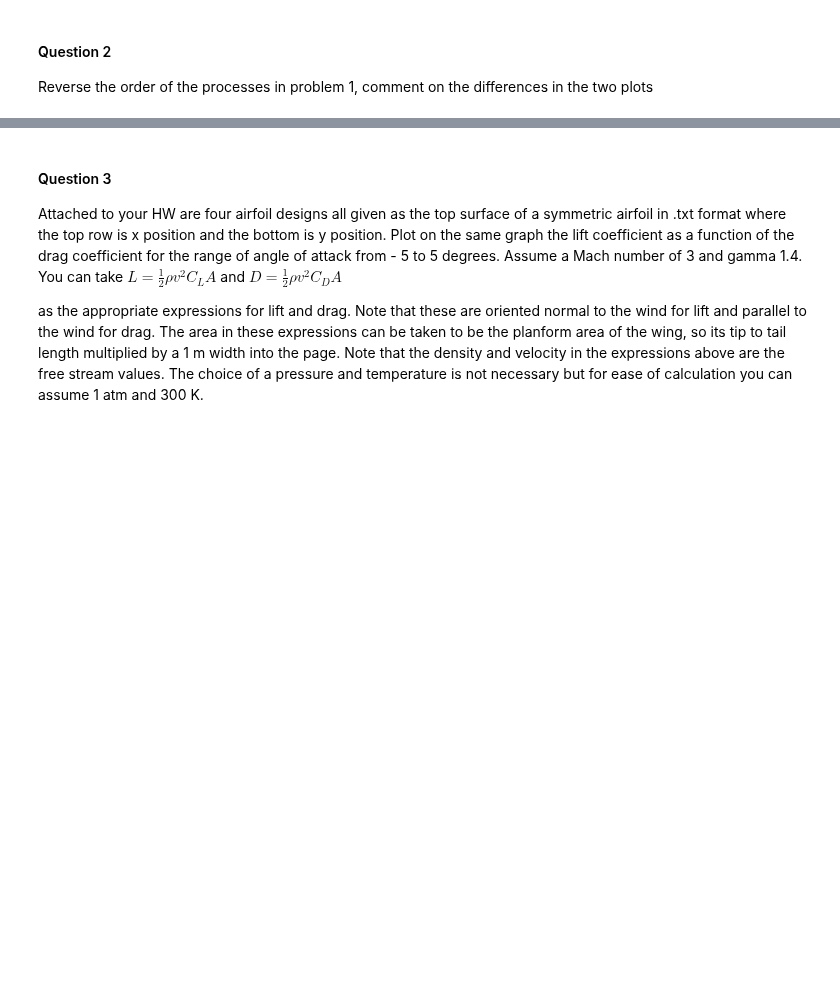
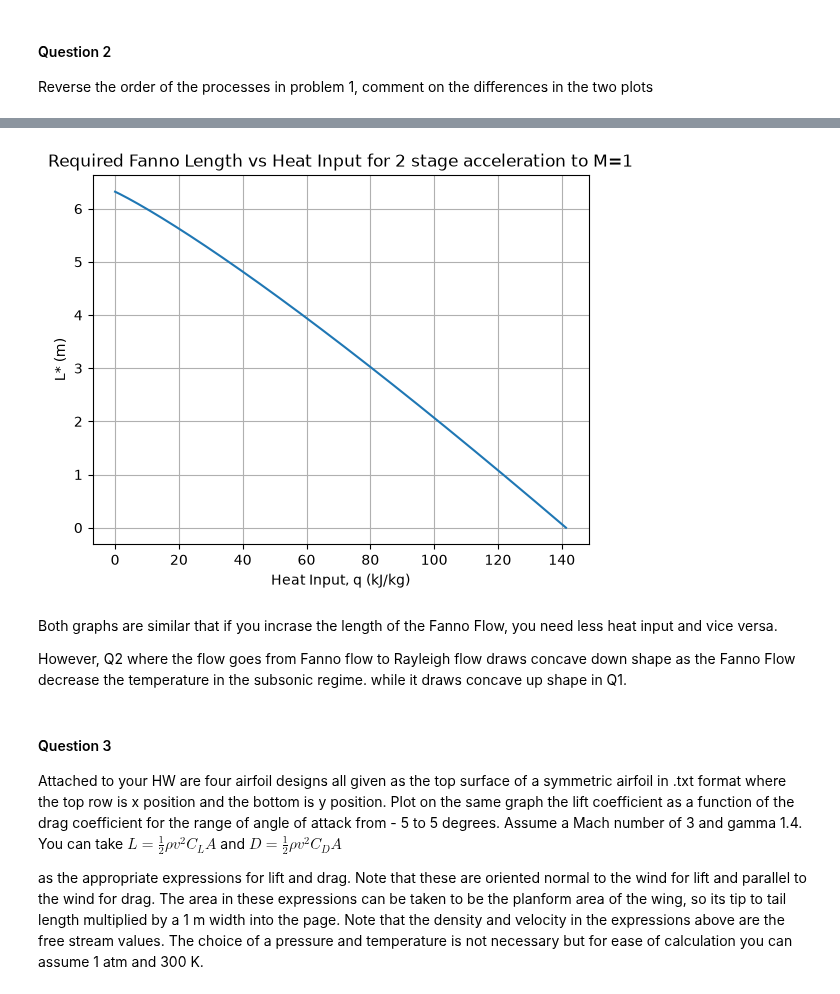
Before and after one commit to DanielKim0208/ME-433RocketScience, a Jupyter notebook: HW4/HW4.ipynb, the cells around one changed output, grey strips where cells are left out. Saved outputs shown, nothing was run; the diff lists cells and outputs as text; code cells hidden in the pictures; blank space fills up the shorter version.

```diff
--- a/HW4/HW4.ipynb
+++ b/HW4/HW4.ipynb
@@ -41,6 +41,7 @@ f = 0.004
 
 #Lists to solve problem
 Lstar_q1 = []
+Lstar_q2 = []
 
 
 #Stagnation Temperature relationship, only works for isentropic process
@@ -110,8 +112,19 @@ plt.show()
 #### Question 2
 Reverse the order of the processes in problem 1, comment on the differences in the two plots
 # %%
-# Programing strategy
-# In the Question 1, the route was
-# q -> Rayleigh(q):M_R ->  M_R -> Fanno(M_R):L -> Report L
-# This time, the route is
-# L -> Reverse_fanno(L): M_R -> Reverse_Rayleigh(M_R) : q -> Report q
+#similar approach to Q1
+
+#Fanno_q2 need to take the M2, M_i, gamma,  friction, diameter
+#And return the length required to accelerate M_i to M_2
+#And return the temperature of M2
+def FannoFlow_q2(m_i, m_2, gamma, D, f, T):
+    M_i = m_i **2
+    M_2 = m_2 **2
+    Fanno_M1 = -1/(gamma * M_i) - ((gamma+1)/(2*gamma)) * np.log(M_i)/(1 + ((gamma-1)/2)*M_i)
+    Fanno_M2 = -1/(gamma * M_2) - ((gamma+1)/(2*gamma)) * np.log(M_2)/(1 + ((gamma-1)/2)*M_2)
+    L = ((Fanno_M2-Fanno_M1) * D)/(4 * f)
+    T_m2 = T * ((2 + (gamma-1)*M_i)/(2 + (gamma -1)*M_2))
+    return T_m2, L
+
+#Rayleigh_q2 need to take in M2 and find the required heat input q to reach the choke state
+# I can just reuse Rayleigh_q1 function and set the m_2, the end state Mach number, to 1
@@ -118,3 +141,20 @@ Reverse the order of the processes in problem 1, comment on the differences in t
+# %%
+q_values = [row[1] for row in Lstar_q2]
+Lstar_values = [row[2] for row in Lstar_q2]
+
+plt.plot(q_values, Lstar_values)
+
+plt.xlabel("Heat Input, q (kJ/kg)")
+plt.ylabel("L* (m)")
+plt.title("Required Fanno Length vs Heat Input for 2 stage acceleration to M=1")
+plt.grid(True)
+plt.show()
+# %% [output]
+[figure, added]
+# %% [markdown]
+ Both graphs are similar that if you incrase the length of the Fanno Flow, you need less heat input and vice versa.
+
+ However, Q2 where the flow goes from Fanno flow to Rayleigh flow draws concave down shape as the Fanno Flow decrease the temperature in the subsonic regime. while it draws concave up shape in Q1.
 # %% [markdown]
 #### Question 3
 Attached to your HW are four airfoil designs all given as the top surface of a symmetric airfoil in .txt format where the top row is x position and the bottom is y position. Plot on the same graph the lift coefficient as a function of the drag coefficient for the range of angle of attack from - 5 to 5 degrees. Assume a Mach number of 3 and gamma 1.4. You can take $L = \frac{1}{2}\rho v^2 C_L A $  and $D = \frac{1}{2}\rho v^2 C_D A $
```
Also changed, not shown: parts of 7 cells of this notebook, 1 other file.
